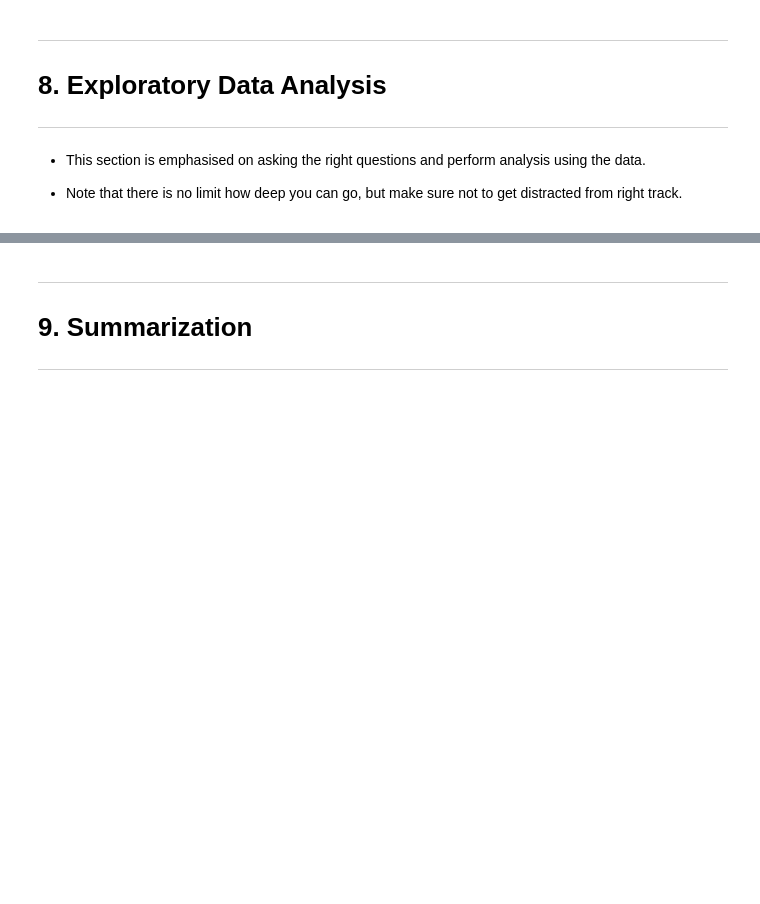
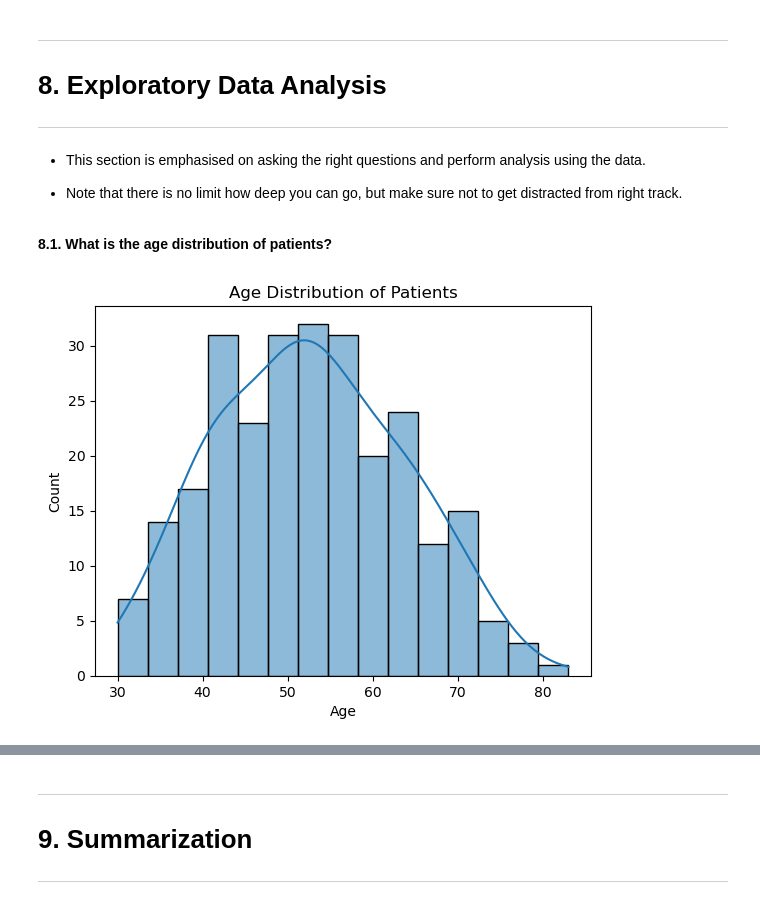
Before and after one commit to amitkharche/exploratory_data_analysis_projects_amit_kharche, a Jupyter notebook: EDA_Breast_Cancer_Survival_amit_kharche/EDA_Breast_Cancer_Survival_Amit_Kharche.ipynb, the cells around one changed output, grey strips where cells are left out. Drawn from its saved outputs; the diff is of its cells as text; code cells hidden in the pictures; blank space fills up the shorter version.

```diff
--- a/EDA_Breast_Cancer_Survival_amit_kharche/EDA_Breast_Cancer_Survival_Amit_Kharche.ipynb
+++ b/EDA_Breast_Cancer_Survival_amit_kharche/EDA_Breast_Cancer_Survival_Amit_Kharche.ipynb
@@ -200,0 +291,2 @@ Data Shape: (6497, 12)
+# %%
+data.columns = map(str.lower, data.columns)
@@ -200,0 +317,10 @@ Data Shape: (6497, 12)
+# %%
+# Calculate IQR bounds
+Q1 = data['pos_axillary_nodes'].quantile(0.25)
+Q3 = data['pos_axillary_nodes'].quantile(0.75)
+IQR = Q3 - Q1
+lower_bound = Q1 - 1.5 * IQR
+upper_bound = Q3 + 1.5 * IQR
+
+# Filter the data to exclude outliers
+data = data[(data['pos_axillary_nodes'] >= lower_bound) & (data['pos_axillary_nodes'] <= upper_bound)]
@@ -222,0 +379,11 @@ Data Shape: (6497, 12)
+# %% [markdown]
+<a name = Section81></a>
+**8.1. What is the age distribution of patients?**
+# %%
+sns.histplot(data['age'], bins=15, kde=True)
+plt.title('Age Distribution of Patients')
+plt.xlabel('Age')
+plt.ylabel('Count')
+plt.show()
+# %% [output]
+[figure, added]
```
Also changed, not shown: parts of 72 cells of this notebook, 10 other files.
